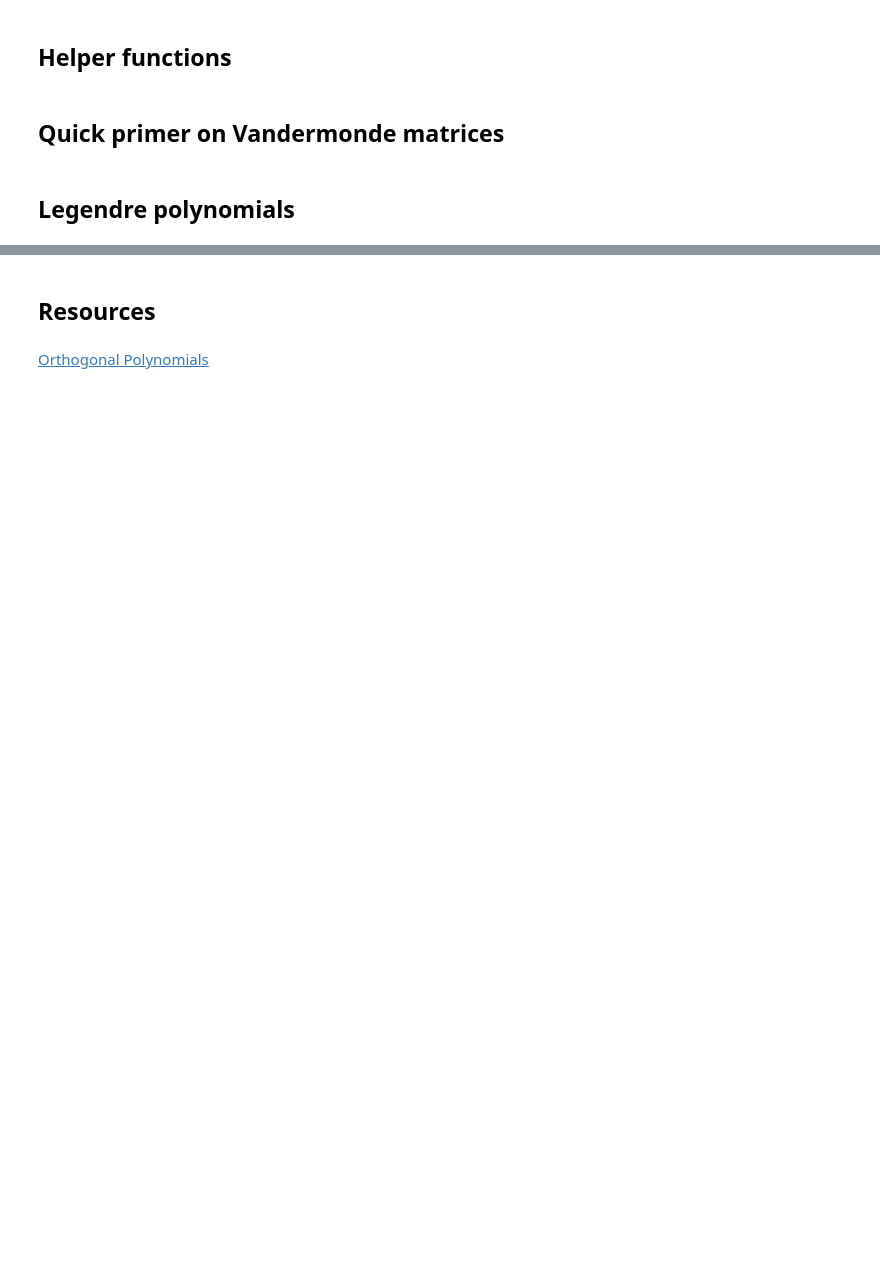
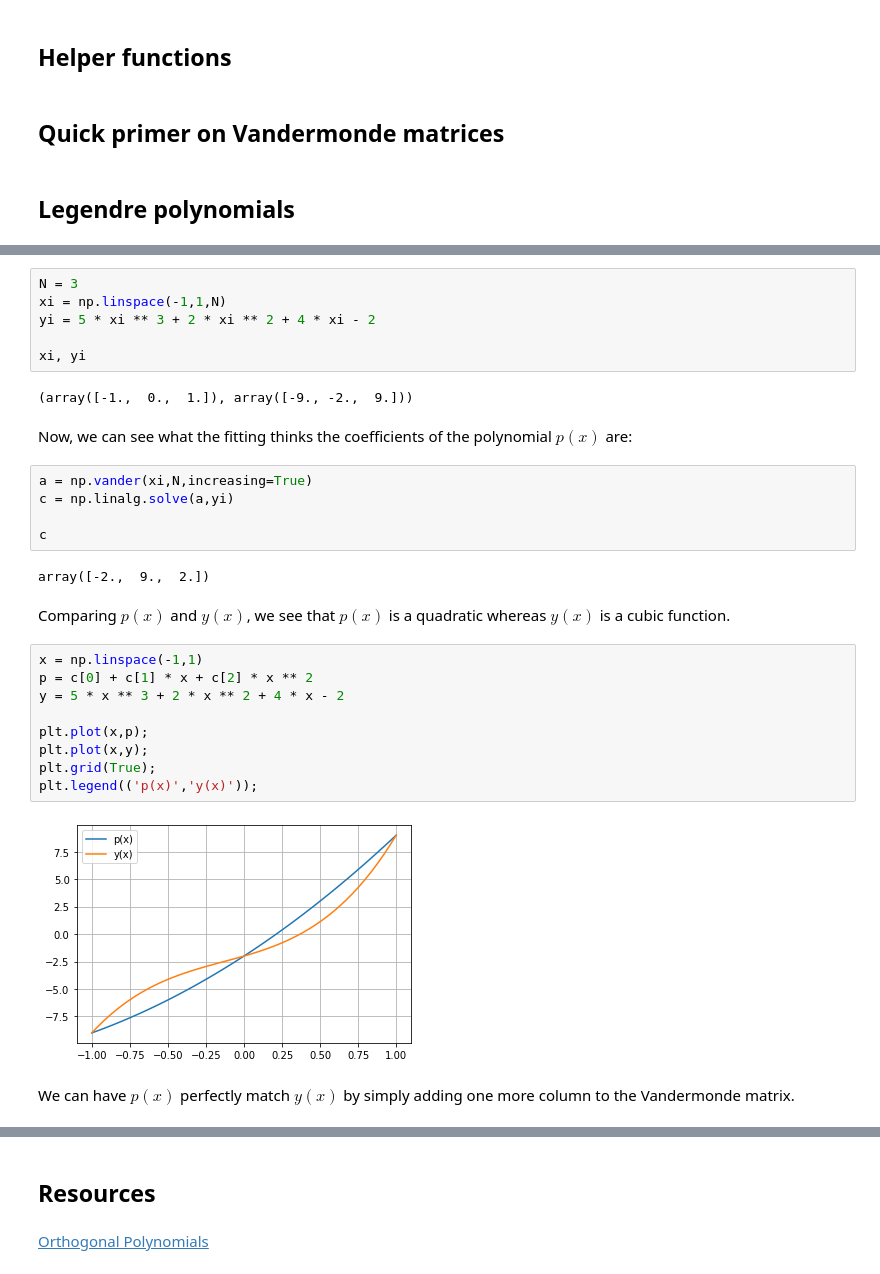
Before and after one commit to matsumotosan/numerical-linear-algebra, a Jupyter notebook: Gauss-Legendre Quadrature.ipynb, the cells around one changed output, grey strips where cells are left out. Cells and saved outputs as stored; diff of their text form; blank space fills up the shorter version.

```diff
--- a/Gauss-Legendre Quadrature.ipynb
+++ b/Gauss-Legendre Quadrature.ipynb
@@ -28,0 +114,32 @@ Just as orthonormal vectors serve as a basis for some vector subspace, Legendre
+# %%
+N = 3
+xi = np.linspace(-1,1,N)
+yi = 5 * xi ** 3 + 2 * xi ** 2 + 4 * xi - 2
+
+xi, yi
+# %% [output]
+(array([-1.,  0.,  1.]), array([-9., -2.,  9.]))
+# %% [markdown]
+Now, we can see what the fitting thinks the coefficients of the polynomial $p(x)$ are:
+# %%
+a = np.vander(xi,N,increasing=True)
+c = np.linalg.solve(a,yi)
+
+c
+# %% [output]
+array([-2.,  9.,  2.])
+# %% [markdown]
+Comparing $p(x)$ and $y(x)$, we see that $p(x)$ is a quadratic whereas $y(x)$ is a cubic function.
+# %%
+x = np.linspace(-1,1)
+p = c[0] + c[1] * x + c[2] * x ** 2
+y = 5 * x ** 3 + 2 * x ** 2 + 4 * x - 2
+
+plt.plot(x,p);
+plt.plot(x,y);
+plt.grid(True);
+plt.legend(('p(x)','y(x)'));
+# %% [output]
+[figure, added]
+# %% [markdown]
+We can have $p(x)$ perfectly match $y(x)$ by simply adding one more column to the Vandermonde matrix.
```
Also changed, not shown: parts of 26 cells of this notebook.
